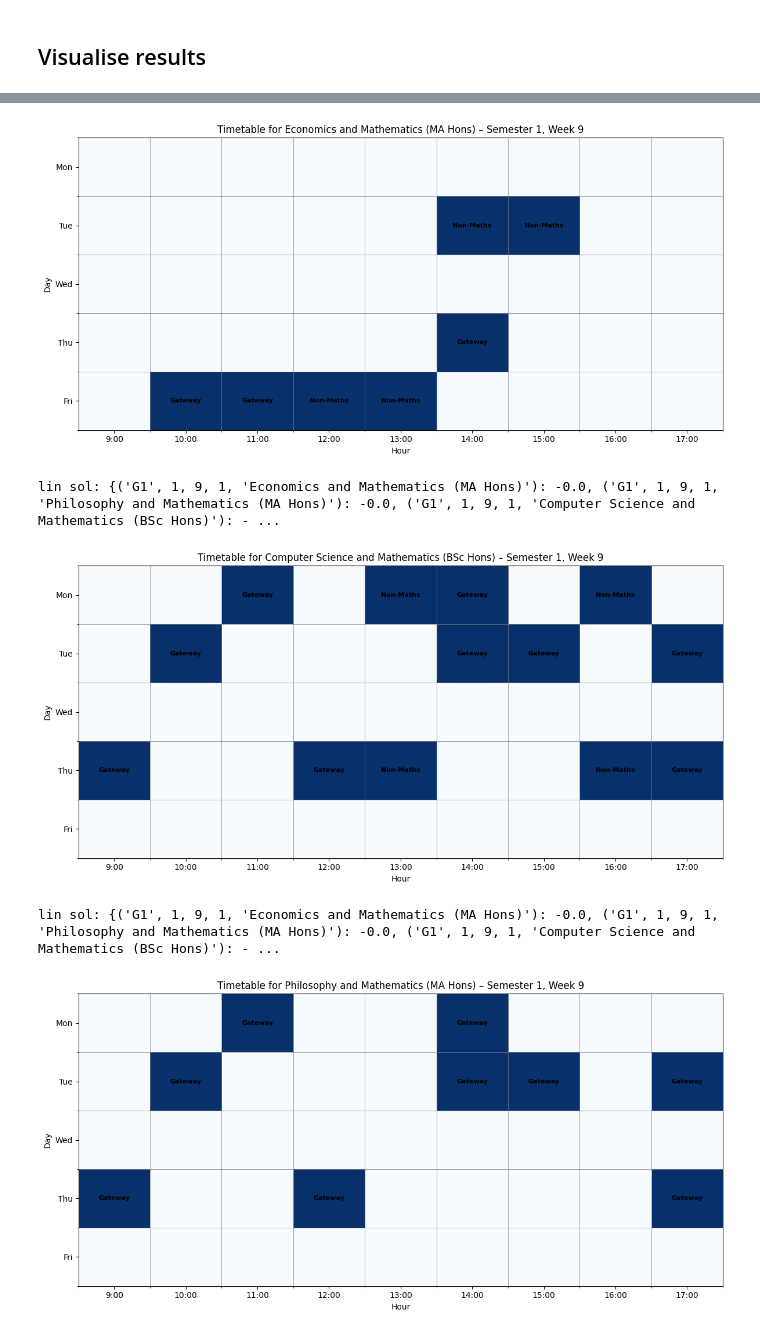
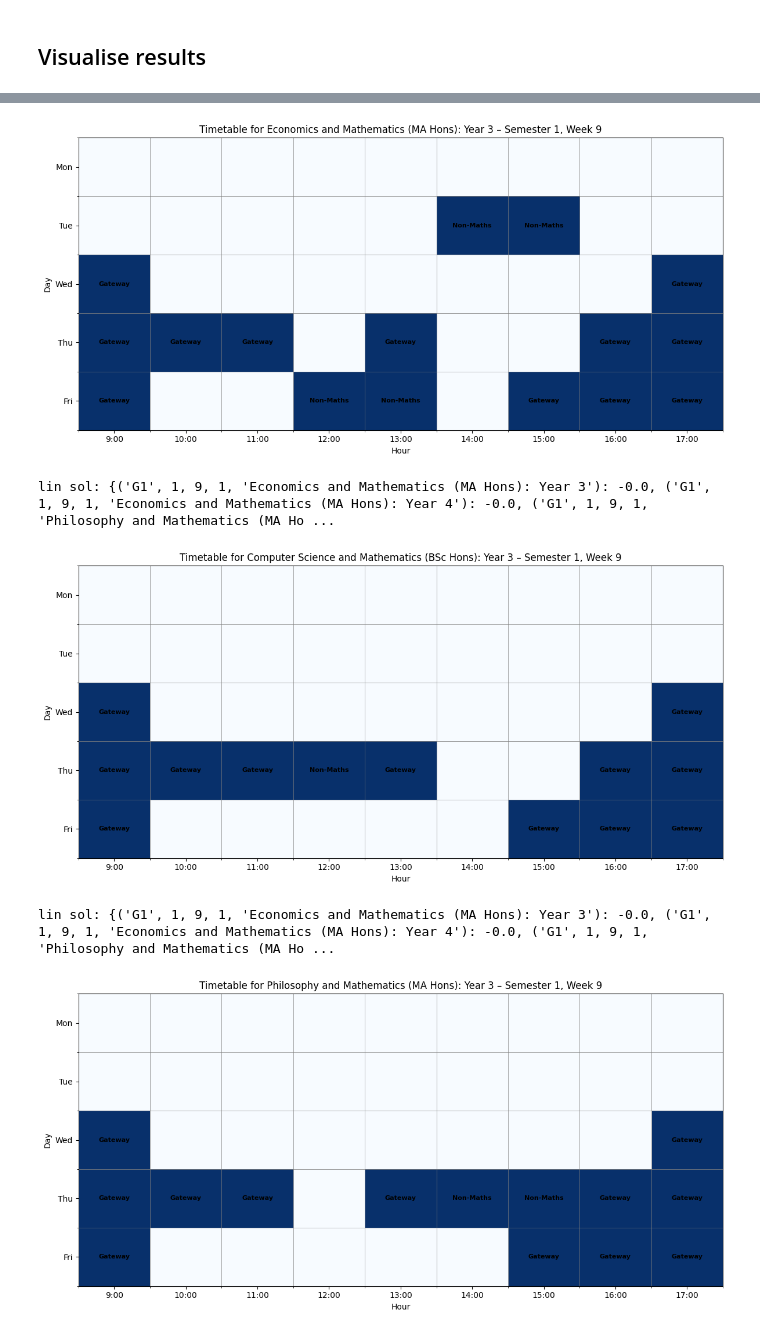
Before and after one commit to sagharrezanavaz/TAOR, a Jupyter notebook: PathwayModelUpdated.ipynb, the cells around one changed output, grey strips where cells are left out. Cells and saved outputs as stored; diff of their text form; code cells hidden in the pictures.

```diff
--- a/PathwayModelUpdated.ipynb
+++ b/PathwayModelUpdated.ipynb
@@ -14,0 +46,31 @@ warnings.filterwarnings("ignore")
+# %%
+programme_df = programme_df[programme_df['Programme Name'].isin(programmes)]
+programme_df = programme_df[programme_df['Programme Year'].isin(years)]
+courses_df = courses_df[courses_df['Module Department'].isin(departments)]
+programme_df = programme_df[programme_df['Collection Name'].isin(needed)]
+#Changes for economics
+economics_course_change = (
+    (courses_df['Module Name'] == 'Advanced Mathematical Economics, Advanced Mathematical Economics, Advanced Mathematical Economics, Mathematical Microeconomics 1')
+)
+courses_df.loc[economics_course_change, 'Module Name'] = 'Advanced Mathematical Economics'
+
+economics_course_change_1 = (
+    (courses_df['Module Name'] == 'Advanced Mathematical Economics, Advanced Mathematical Economics, Mathematical Microeconomics 1, Advanced Mathematical Economics')
+)
+courses_df.loc[economics_course_change_1, 'Module Name'] = 'Advanced Mathematical Economics'
+def filtering(programme_name,module_department,startwith):
+    prog = programme_df[programme_df['Programme Name'] == programme_name]
+    cour = courses_df[courses_df['Module Department']== module_department]
+    all_courses = sorted(cour['Module Name'].unique())
+    filtered = prog[~prog['Course Code'].str.startswith(startwith)]
+    filtered_courses = sorted(filtered['Course Name'].unique())
+    not_there = sorted(list(set(filtered_courses)-set(all_courses)))
+    return all_courses, not_there
+#Physics Changes
+a_phy, n_phy = filtering('Mathematics and Physics (BSc Hons)','School of Physics and Astronomy','MAT')
+for i in n_phy:
+    for j in a_phy:
+        l = [x.strip() for x in j.split(',')]
+        if i in l:
+            condition = ((courses_df['Module Name']==j))
+            courses_df.loc[condition,'Module Name'] = i
@@ -15 +165,3 @@ warnings.filterwarnings("ignore")
+# %%
+courses_df = courses_df[courses_df['Event Type'].isin(['Lecture', 'Laboratory','Jointly Taught Seminar','Seminar'])]
 # %%
@@ -1541,10 +1732,10 @@ def plot_curriculum_timetable(q, semester, var_sol, parameters,
     plt.tight_layout()
     plt.show()
 # %%
-programmes_needed = ['Mathematics and Business BSc (Hons)',
+programmes_needed = ['Mathematics and Business BSc (Hons): Year 3',
                      # 'Mathematics and Physics (BSc Hons)',
-                     'Economics and Mathematics (MA Hons)','Computer Science and Mathematics (BSc Hons)',
-              'Philosophy and Mathematics (MA Hons)']
+                     'Economics and Mathematics (MA Hons): Year 3','Computer Science and Mathematics (BSc Hons): Year 3',
+              'Philosophy and Mathematics (MA Hons): Year 3']
 
 for prog in programmes_needed:
     plot_curriculum_timetable(prog, semester = 1, var_sol = var_sol, parameters = parameters, week = 9)
@@ -1555,8 +1746,8 @@ lin sol: {('G1', 1, 9, 1, 'Economics and Mathematics (MA Hons)'): -0.0, ('G1', 1
-[figure, old version]
+[figure, new version]
-lin sol: {('G1', 1, 9, 1, 'Economics and Mathematics (MA Hons)'): -0.0, ('G1', 1, 9, 1, 'Philosophy and Mathematics (MA Hons)'): -0.0, ('G1', 1, 9, 1, 'Computer Science and Mathematics (BSc Hons)'): - ...
+lin sol: {('G1', 1, 9, 1, 'Economics and Mathematics (MA Hons): Year 3'): -0.0, ('G1', 1, 9, 1, 'Economics and Mathematics (MA Hons): Year 4'): -0.0, ('G1', 1, 9, 1, 'Philosophy and Mathematics (MA Ho ...
-[figure, old version]
+[figure, new version]
-lin sol: {('G1', 1, 9, 1, 'Economics and Mathematics (MA Hons)'): -0.0, ('G1', 1, 9, 1, 'Philosophy and Mathematics (MA Hons)'): -0.0, ('G1', 1, 9, 1, 'Computer Science and Mathematics (BSc Hons)'): - ...
+lin sol: {('G1', 1, 9, 1, 'Economics and Mathematics (MA Hons): Year 3'): -0.0, ('G1', 1, 9, 1, 'Economics and Mathematics (MA Hons): Year 4'): -0.0, ('G1', 1, 9, 1, 'Philosophy and Mathematics (MA Ho ...
-[figure, old version]
+[figure, new version]
 # %%
 # After solving and retrieving the solution dictionaries
 # For example, for the 'Economics and Mathematics (MA Hons)' curriculum in Semester 1:
```
Also changed, not shown: parts of 16 cells of this notebook.
